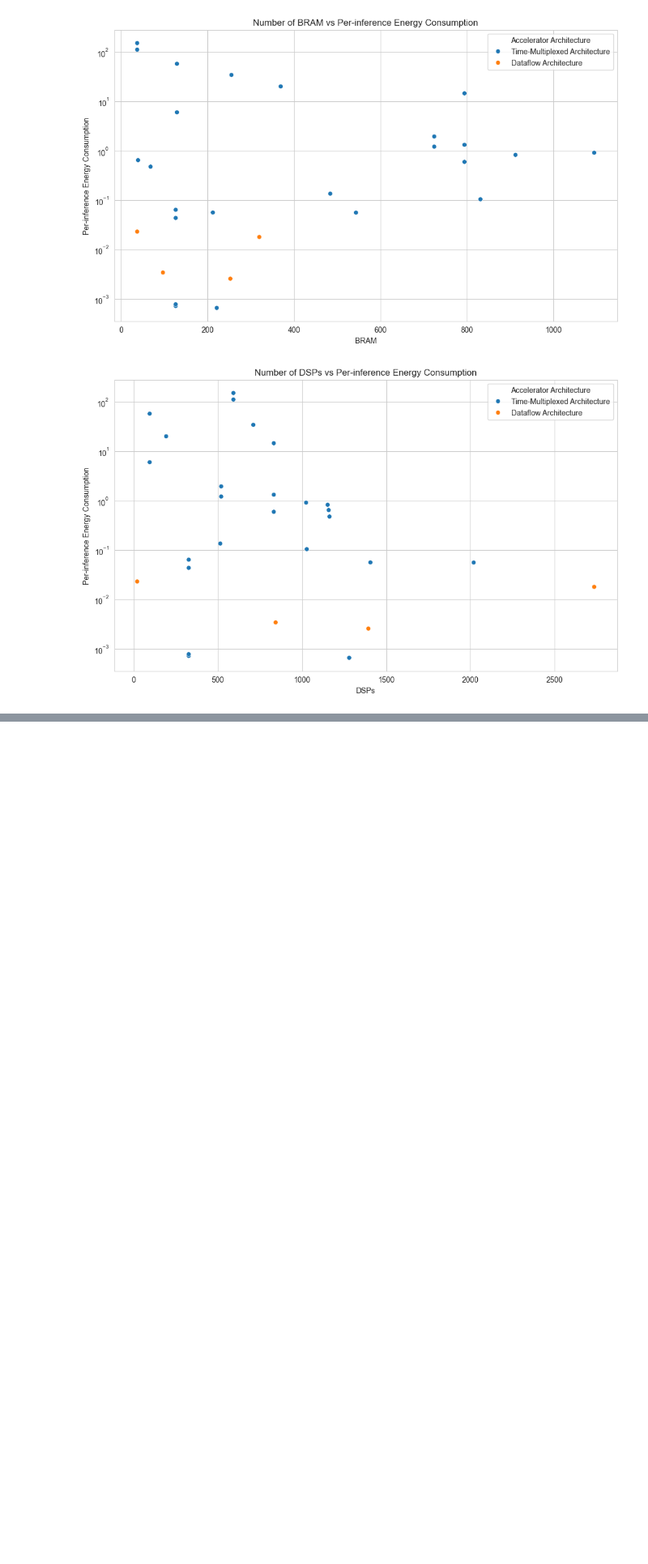
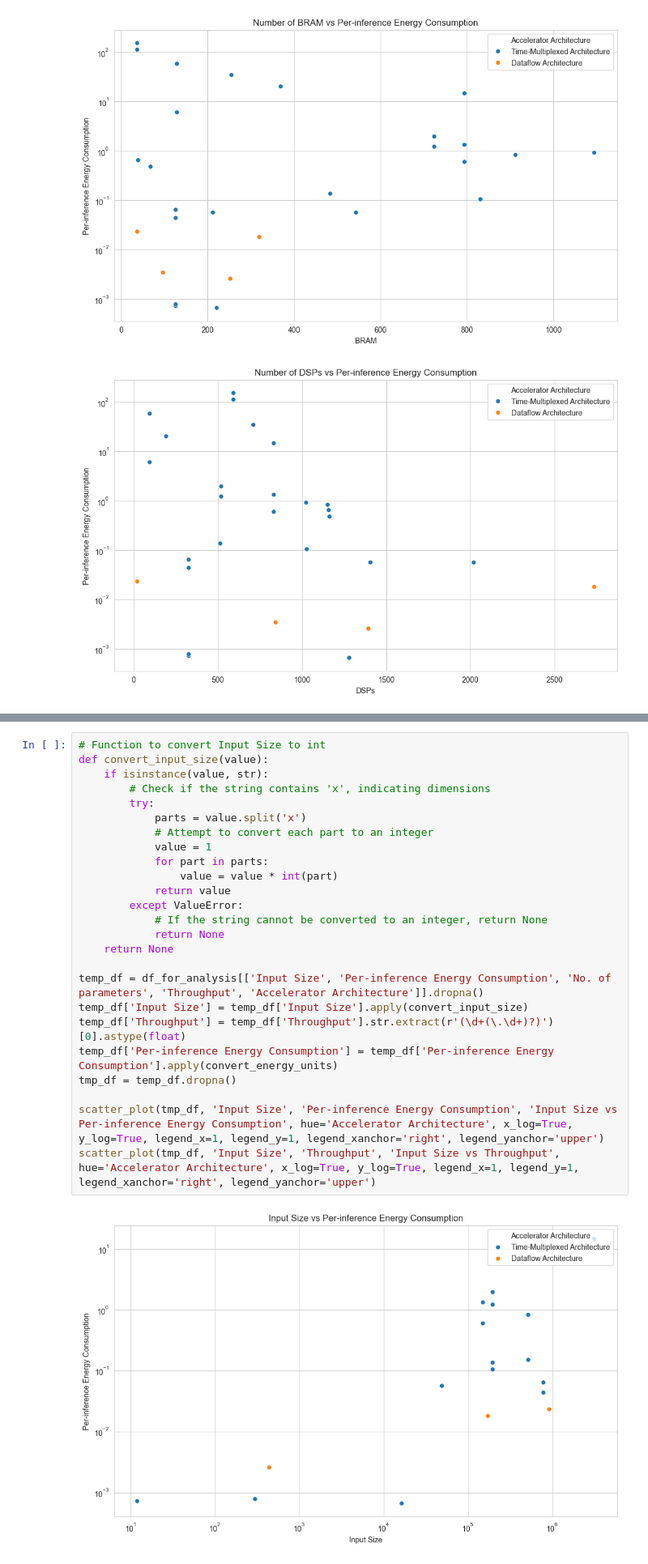
Before and after one commit to asap-space/SPACE_FPGA_NNs_SURVEY_DATA, a Jupyter notebook: Graphs.ipynb, the cells around one changed output, grey strips where cells are left out. Shown at 81% size. Saved outputs shown, nothing was run; the diff lists cells and outputs as text; blank space fills up the shorter version.

```diff
--- a/Graphs.ipynb
+++ b/Graphs.ipynb
@@ -345,0 +395,27 @@ scatter_plot(temp_df, 'DSPs', 'Per-inference Energy Consumption', 'Number of DSP
+# %%
+# Function to convert Input Size to int
+def convert_input_size(value):
+    if isinstance(value, str):
+        # Check if the string contains 'x', indicating dimensions
+        try:
+            parts = value.split('x')
+            # Attempt to convert each part to an integer
+            value = 1
+            for part in parts:
+                value = value * int(part)
+            return value
+        except ValueError:
+            # If the string cannot be converted to an integer, return None
+            return None
+    return None
+
+temp_df = df_for_analysis[['Input Size', 'Per-inference Energy Consumption', 'No. of parameters', 'Throughput', 'Accelerator Architecture']].dropna()
+temp_df['Input Size'] = temp_df['Input Size'].apply(convert_input_size)
+temp_df['Throughput'] = temp_df['Throughput'].str.extract(r'(\d+(\.\d+)?)')[0].astype(float)
+temp_df['Per-inference Energy Consumption'] = temp_df['Per-inference Energy Consumption'].apply(convert_energy_units)
+tmp_df = temp_df.dropna()
+
+scatter_plot(tmp_df, 'Input Size', 'Per-inference Energy Consumption', 'Input Size vs Per-inference Energy Consumption', hue='Accelerator Architecture', x_log=True, y_log=True, legend_x=1, legend_y=1, legend_xanchor='right', legend_yanchor='upper')
+scatter_plot(tmp_df, 'Input Size', 'Throughput', 'Input Size vs Throughput', hue='Accelerator Architecture', x_log=True, y_log=True, legend_x=1, legend_y=1, legend_xanchor='right', legend_yanchor='upper')
+# %% [output]
+[figure, added]
```
Also changed, not shown: parts of 6 cells of this notebook, 1 other file.
